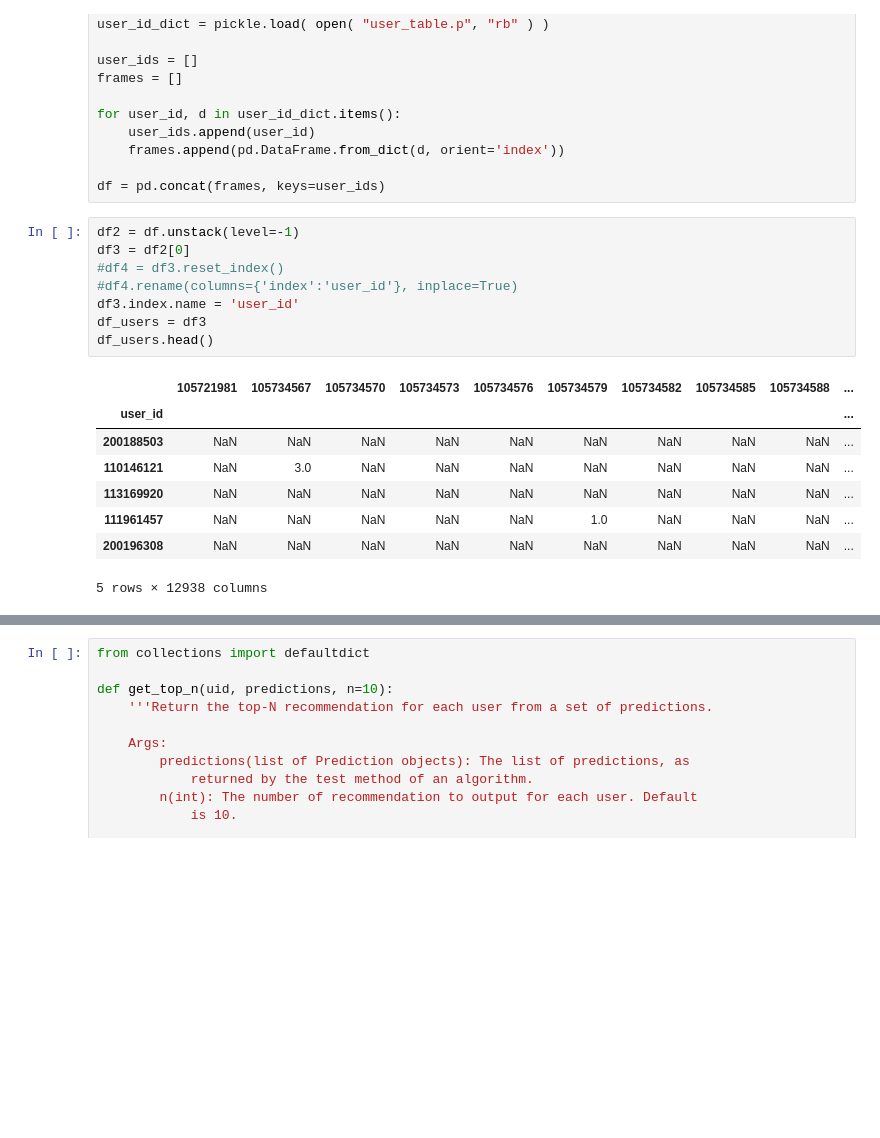
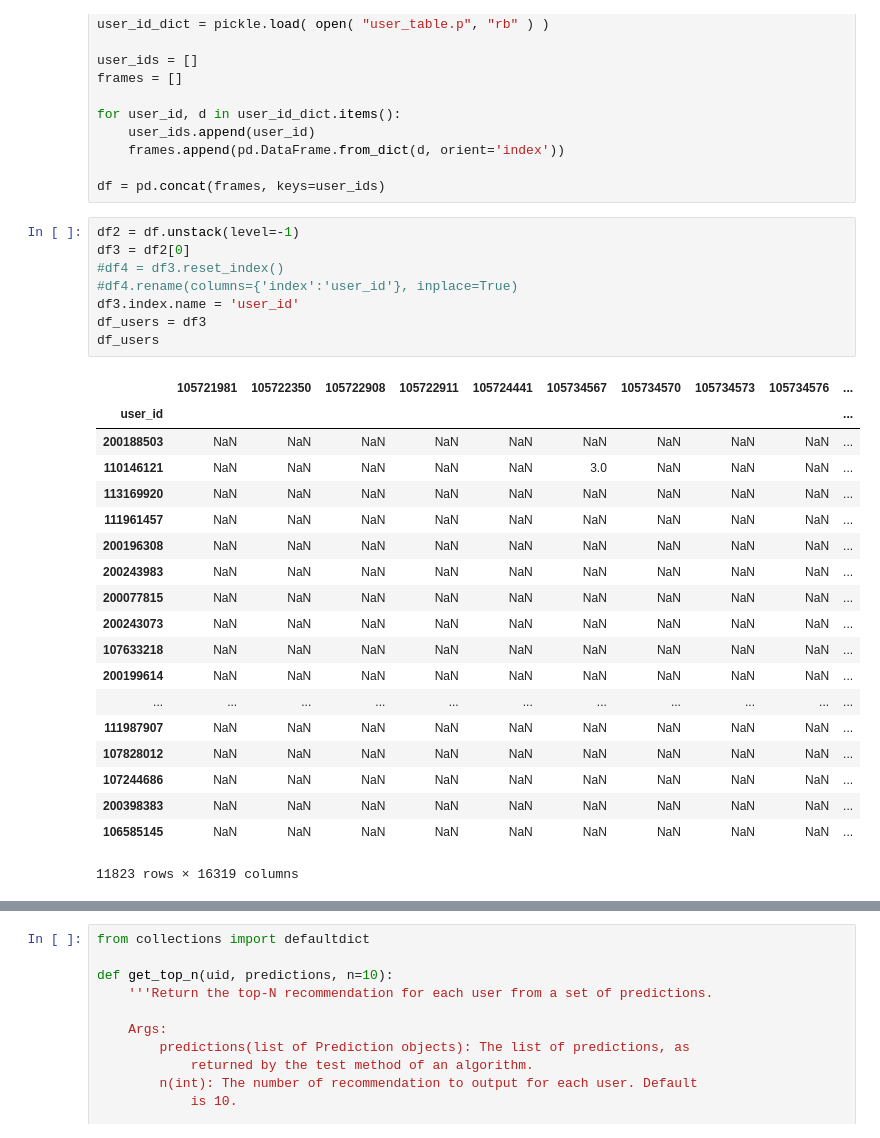
Before and after one commit to glabaria/NextClimb, a Jupyter notebook: Collaborative Filtering Exploration.ipynb, the cells around one changed output, grey strips where cells are left out. Cells and saved outputs as stored; diff of their text form; blank space fills up the shorter version.

```diff
--- a/Collaborative Filtering Exploration.ipynb
+++ b/Collaborative Filtering Exploration.ipynb
@@ -16,20 +16,31 @@ df = pd.concat(frames, keys=user_ids)
 # %%
 df2 = df.unstack(level=-1)
 df3 = df2[0]
 #df4 = df3.reset_index()
 #df4.rename(columns={'index':'user_id'}, inplace=True)
 df3.index.name = 'user_id'
 df_users = df3
-df_users.head()
+df_users
 # %% [output]
-|  | 105721981 | 105734567 | 105734570 | 105734573 | 105734576 | 105734579 | 105734582 | 105734585 | 105734588 | ... |
+|  | 105721981 | 105722350 | 105722908 | 105722911 | 105724441 | 105734567 | 105734570 | 105734573 | 105734576 | ... |
 | user_id |  |  |  |  |  |  |  |  |  | ... |
 | 200188503 | NaN | NaN | NaN | NaN | NaN | NaN | NaN | NaN | NaN | ... |
-| 110146121 | NaN | 3.0 | NaN | NaN | NaN | NaN | NaN | NaN | NaN | ... |
+| 110146121 | NaN | NaN | NaN | NaN | NaN | 3.0 | NaN | NaN | NaN | ... |
 | 113169920 | NaN | NaN | NaN | NaN | NaN | NaN | NaN | NaN | NaN | ... |
-| 111961457 | NaN | NaN | NaN | NaN | NaN | 1.0 | NaN | NaN | NaN | ... |
+| 111961457 | NaN | NaN | NaN | NaN | NaN | NaN | NaN | NaN | NaN | ... |
 | 200196308 | NaN | NaN | NaN | NaN | NaN | NaN | NaN | NaN | NaN | ... |
+| 200243983 | NaN | NaN | NaN | NaN | NaN | NaN | NaN | NaN | NaN | ... |
+| 200077815 | NaN | NaN | NaN | NaN | NaN | NaN | NaN | NaN | NaN | ... |
+| 200243073 | NaN | NaN | NaN | NaN | NaN | NaN | NaN | NaN | NaN | ... |
+| 107633218 | NaN | NaN | NaN | NaN | NaN | NaN | NaN | NaN | NaN | ... |
+| 200199614 | NaN | NaN | NaN | NaN | NaN | NaN | NaN | NaN | NaN | ... |
+| ... | ... | ... | ... | ... | ... | ... | ... | ... | ... | ... |
+| 111987907 | NaN | NaN | NaN | NaN | NaN | NaN | NaN | NaN | NaN | ... |
+| 107828012 | NaN | NaN | NaN | NaN | NaN | NaN | NaN | NaN | NaN | ... |
+| 107244686 | NaN | NaN | NaN | NaN | NaN | NaN | NaN | NaN | NaN | ... |
+| 200398383 | NaN | NaN | NaN | NaN | NaN | NaN | NaN | NaN | NaN | ... |
+| 106585145 | NaN | NaN | NaN | NaN | NaN | NaN | NaN | NaN | NaN | ... |
-5 rows × 12938 columns
+11823 rows × 16319 columns
 # %%
 import numpy as np
 import matplotlib.pyplot as plt
```
Also changed, not shown: parts of 39 cells of this notebook, 4 other files.
